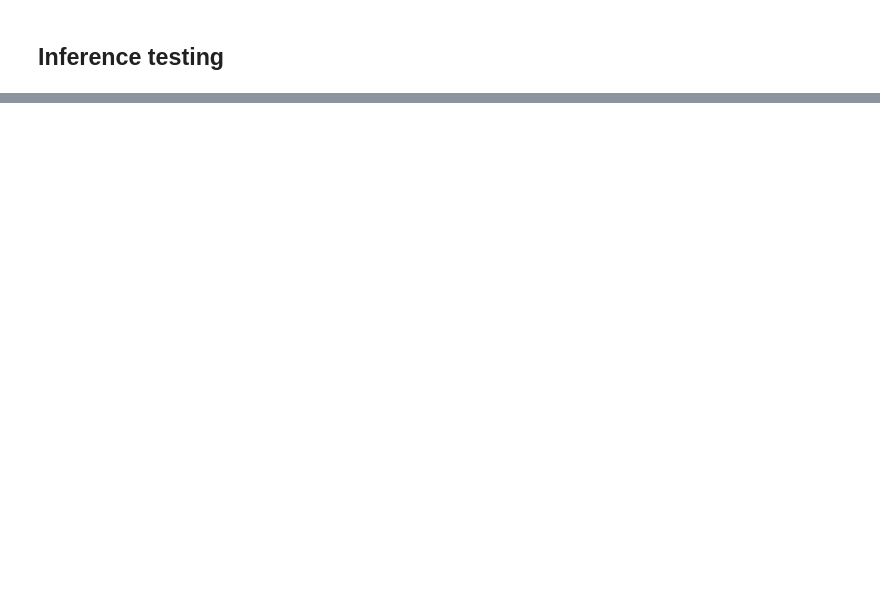
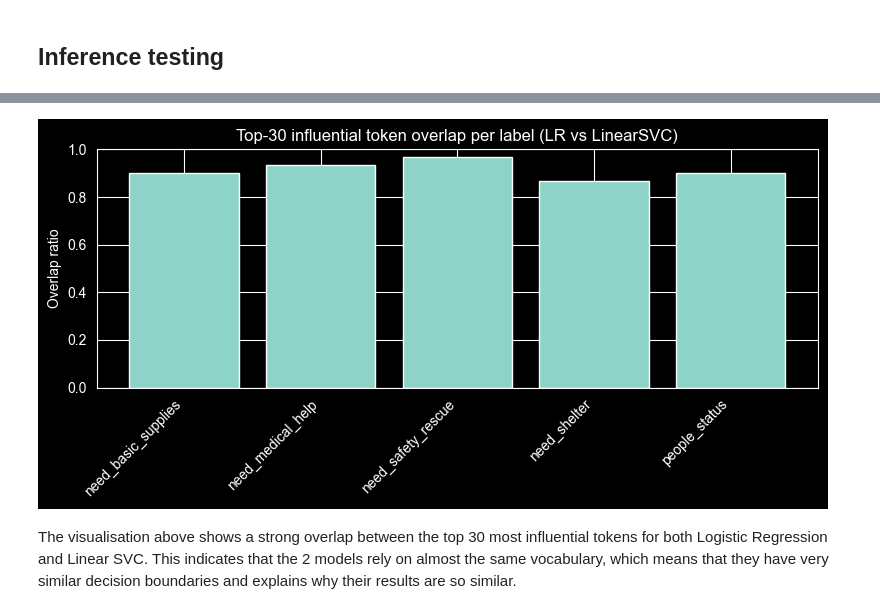
Before and after one commit to KaterinaSSlavova/Crisis-Help-Classification, a Jupyter notebook: Notebooks/03_modeling_baselines.ipynb, the cells around one changed output, grey strips where cells are left out. Saved outputs shown, nothing was run; the diff lists cells and outputs as text; code cells hidden in the pictures; blank space fills up the shorter version.

```diff
--- a/Notebooks/03_modeling_baselines.ipynb
+++ b/Notebooks/03_modeling_baselines.ipynb
@@ -162,7 +169,7 @@ param_grid = list(ParameterGrid({
     "tfidf__sublinear_tf": [True, False],
 }))
 thresholds = np.arange(0.2, 0.81, 0.05)
-best_lr, lr_results = general_tuning(X_train, y_train, X_val, y_val,make_pipeline_fn=make_lr_pipe,param_grid=param_grid,thresholds=thresholds)
+best_lr, lr_results = general_tuning(X_train_norm, y_train, X_val_norm, y_val,make_pipeline_fn=make_lr_pipe,param_grid=param_grid,thresholds=thresholds)
 
 print("Best LR params:", {k: best_lr[k] for k in best_lr if k not in ["model"]})
 display(lr_results.sort_values("val_micro_f1", ascending=False).head(10))
@@ -444,0 +432,32 @@ SVC predicted labels: ['need_basic_supplies', 'need_medical_help', 'need_shelter
+# %%
+import numpy as np
+import pandas as pd
+import matplotlib.pyplot as plt
+
+feat_svc = np.array(best_svc["model"].named_steps["tfidf"].get_feature_names_out())
+feat_lr  = np.array(best_lr["model"].named_steps["tfidf"].get_feature_names_out())
+
+rows = []
+for j, lab in enumerate(labels):
+    w_svc = best_svc["model"].named_steps["clf"].estimators_[j].coef_.ravel()
+    w_lr  = best_lr["model"].named_steps["clf"].estimators_[j].coef_.ravel()
+    top_svc_idx = np.argsort(w_svc)[-30:][::-1]
+    top_lr_idx  = np.argsort(w_lr)[-30:][::-1]
+    top_svc = list(feat_svc[top_svc_idx])
+    top_lr  = list(feat_lr[top_lr_idx])
+    overlap = sorted(set(top_lr) & set(top_svc))
+    rows.append({"label": lab,"overlap_ratio": len(overlap) / 30})
+
+compare_top30 = pd.DataFrame(rows)
+plt.figure(figsize=(8,4))
+plt.bar(np.arange(len(compare_top30)), compare_top30["overlap_ratio"].values)
+plt.xticks(np.arange(len(compare_top30)), compare_top30["label"].values, rotation=45, ha="right")
+plt.ylim(0, 1.0)
+plt.ylabel("Overlap ratio")
+plt.title("Top-30 influential token overlap per label (LR vs LinearSVC)")
+plt.tight_layout()
+plt.show()
+# %% [output]
+[figure, added]
+# %% [markdown]
+The visualisation above shows a strong overlap between the top 30 most influential tokens for both Logistic Regression and Linear SVC. This indicates that the 2 models rely on almost the same vocabulary, which means that they have very similar decision boundaries and explains why their results are so similar.
```
Also changed, not shown: parts of 18 cells of this notebook, 5 other files.
